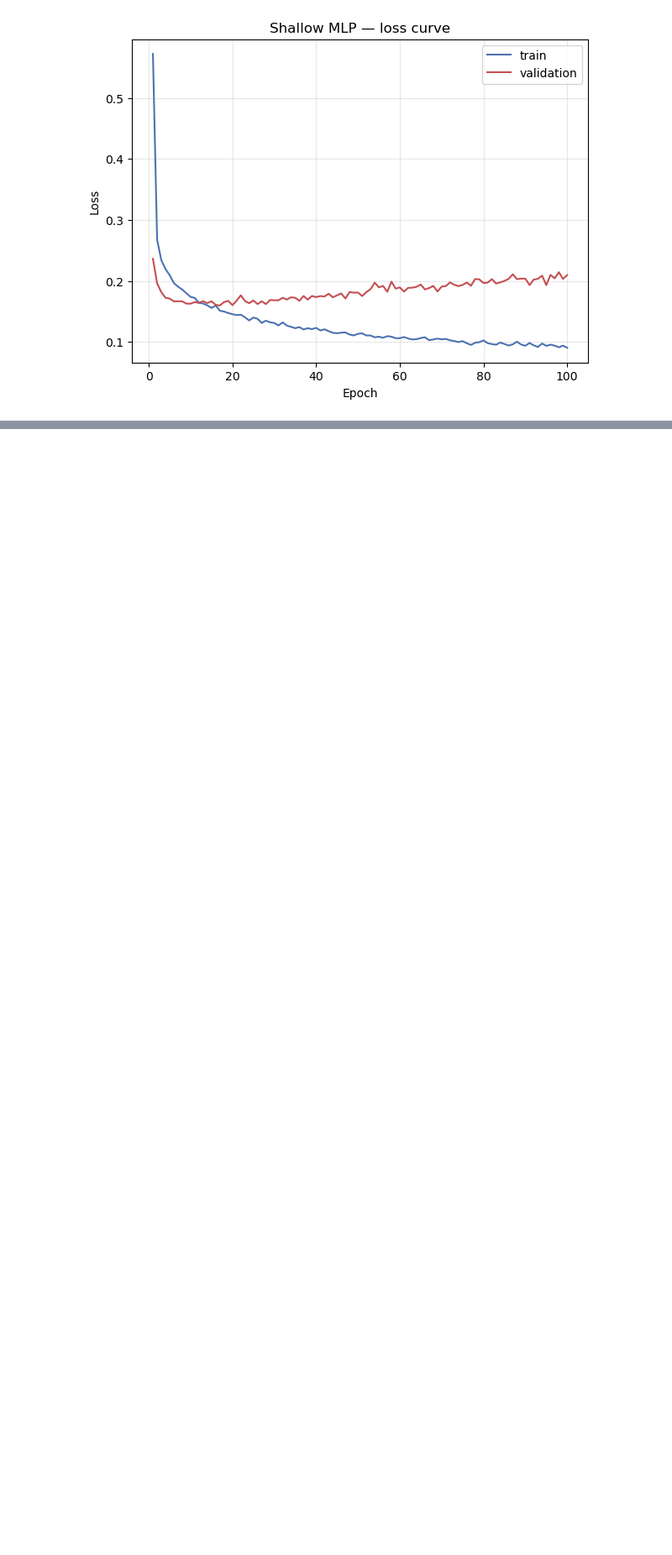
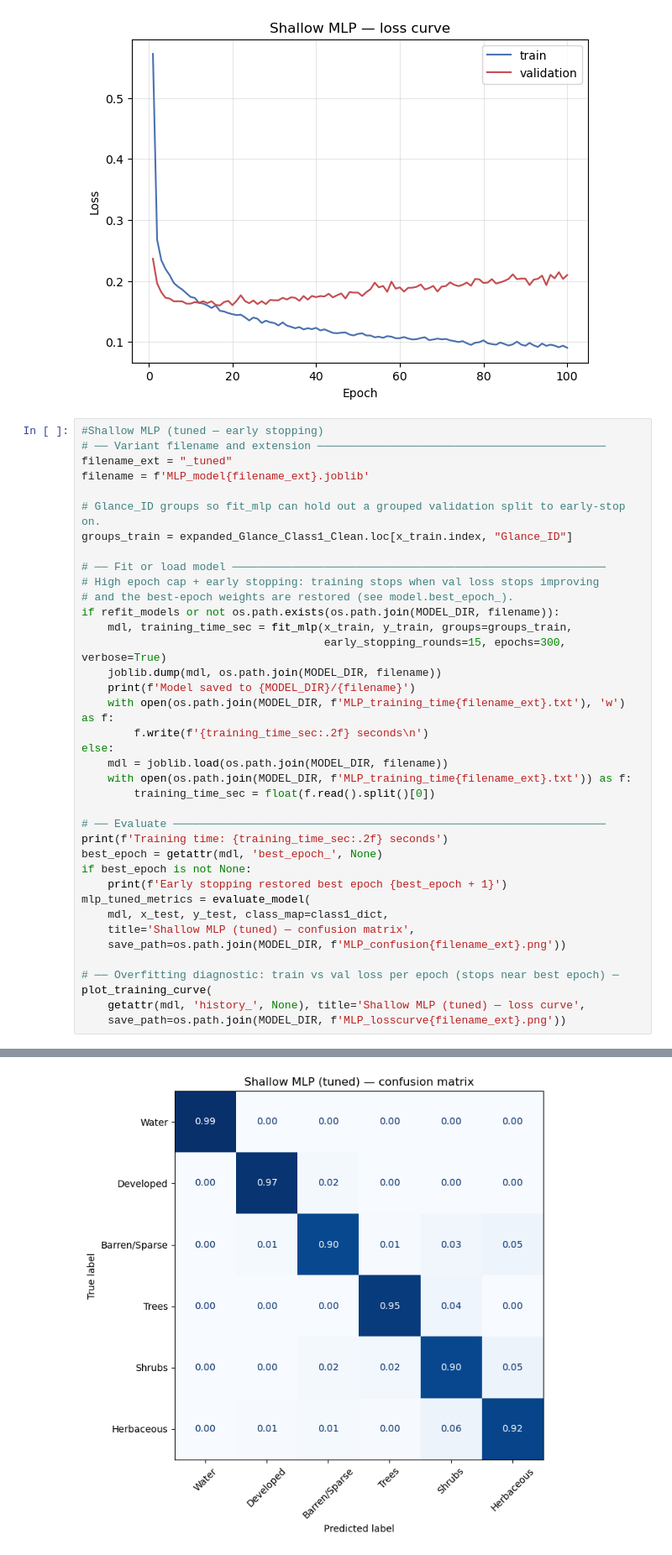
Before and after one commit to k-wheeler/PNW_LULC, a Jupyter notebook: Main.ipynb, the cells around one changed output, grey strips where cells are left out. Shown at 84% size. Drawn from its saved outputs; the diff is of its cells as text; blank space fills up the shorter version.

```diff
--- a/Main.ipynb
+++ b/Main.ipynb
@@ -432,3 +440,42 @@ Macro F1         : 0.923
 <Axes: title={'center': 'Shallow MLP — loss curve'}, xlabel='Epoch', ylabel='Loss'>
 [figure]
 [figure]
+# %%
+#Shallow MLP (tuned — early stopping)
+# ── Variant filename and extension ────────────────────────────────────────────
+filename_ext = "_tuned"
+filename = f'MLP_model{filename_ext}.joblib'
+
+# Glance_ID groups so fit_mlp can hold out a grouped validation split to early-stop on.
+groups_train = expanded_Glance_Class1_Clean.loc[x_train.index, "Glance_ID"]
+
+# ── Fit or load model ─────────────────────────────────────────────────────────
+# High epoch cap + early stopping: training stops when val loss stops improving
+# and the best-epoch weights are restored (see model.best_epoch_).
+if refit_models or not os.path.exists(os.path.join(MODEL_DIR, filename)):
+    mdl, training_time_sec = fit_mlp(x_train, y_train, groups=groups_train,
+                                     early_stopping_rounds=15, epochs=300, verbose=True)
+    joblib.dump(mdl, os.path.join(MODEL_DIR, filename))
+    print(f'Model saved to {MODEL_DIR}/{filename}')
+    with open(os.path.join(MODEL_DIR, f'MLP_training_time{filename_ext}.txt'), 'w') as f:
+        f.write(f'{training_time_sec:.2f} seconds\n')
+else:
+    mdl = joblib.load(os.path.join(MODEL_DIR, filename))
+    with open(os.path.join(MODEL_DIR, f'MLP_training_time{filename_ext}.txt')) as f:
+        training_time_sec = float(f.read().split()[0])
+
+# ── Evaluate ──────────────────────────────────────────────────────────────────
+print(f'Training time: {training_time_sec:.2f} seconds')
+best_epoch = getattr(mdl, 'best_epoch_', None)
+if best_epoch is not None:
+    print(f'Early stopping restored best epoch {best_epoch + 1}')
+mlp_tuned_metrics = evaluate_model(
+    mdl, x_test, y_test, class_map=class1_dict,
+    title='Shallow MLP (tuned) — confusion matrix',
+    save_path=os.path.join(MODEL_DIR, f'MLP_confusion{filename_ext}.png'))
+
+# ── Overfitting diagnostic: train vs val loss per epoch (stops near best epoch) ─
+plot_training_curve(
+    getattr(mdl, 'history_', None), title='Shallow MLP (tuned) — loss curve',
+    save_path=os.path.join(MODEL_DIR, f'MLP_losscurve{filename_ext}.png'))
+# %% [output]
@@ -434,0 +500 @@ Macro F1         : 0.923
+[figure, added]
```
Also changed, not shown: parts of 5 cells of this notebook, 3 other files.
